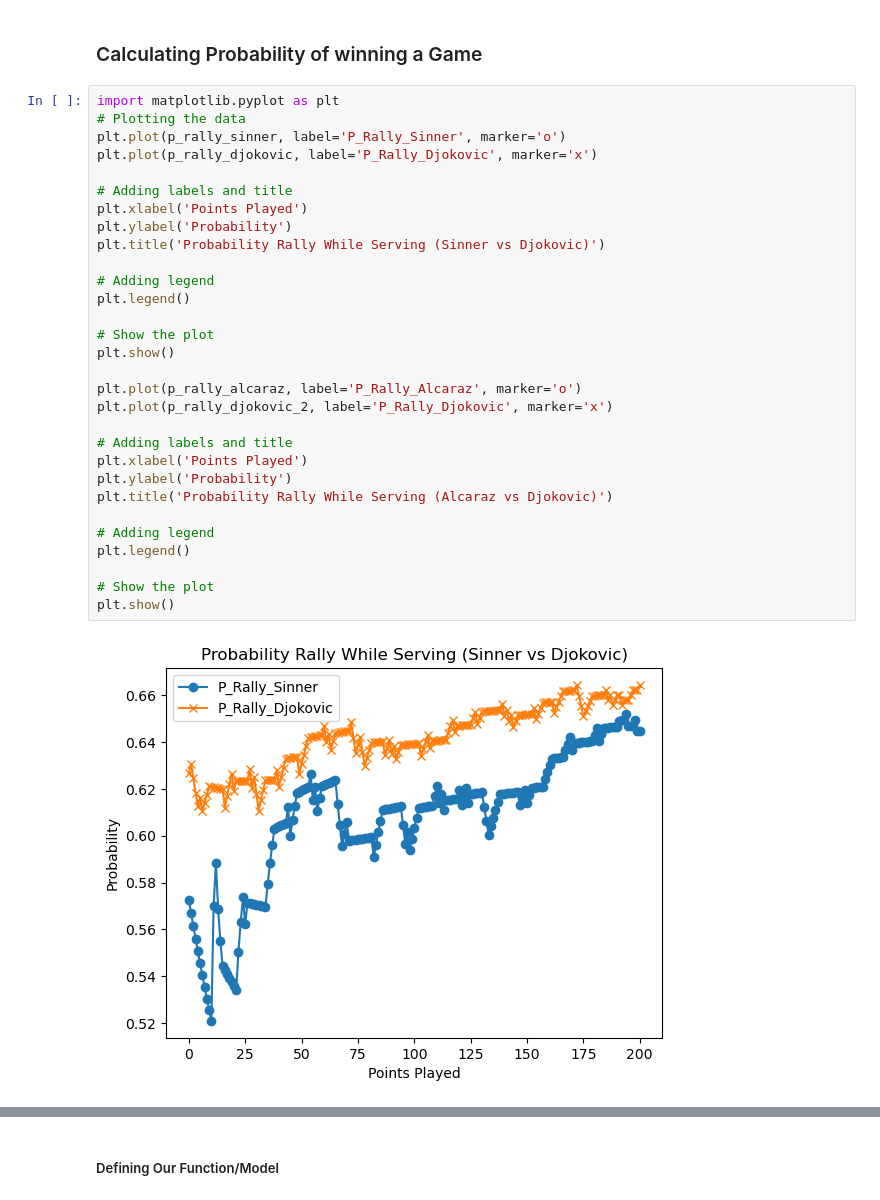
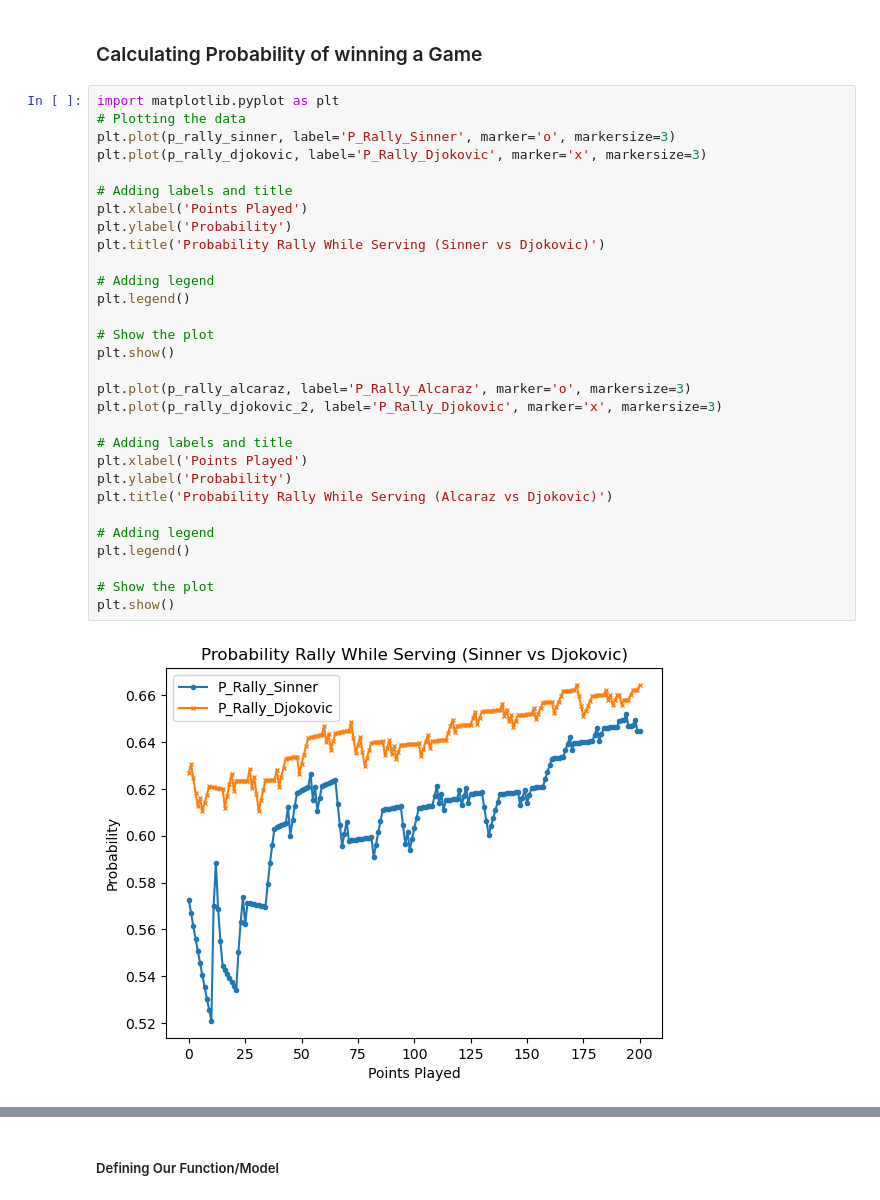
Before and after one commit to noahjillson/MCM-COMAP-Competition, a Jupyter notebook: dynamic_model.ipynb, the cells around one changed output, grey strips where cells are left out. Saved outputs shown, nothing was run; the diff lists cells and outputs as text.

```diff
--- a/dynamic_model.ipynb
+++ b/dynamic_model.ipynb
@@ -122,32 +122,32 @@ with open(out_path, mode='w', newline='') as file:
 # %%
 import matplotlib.pyplot as plt
 # Plotting the data
-plt.plot(p_rally_sinner, label='P_Rally_Sinner', marker='o')
-plt.plot(p_rally_djokovic, label='P_Rally_Djokovic', marker='x')
+plt.plot(p_rally_sinner, label='P_Rally_Sinner', marker='o', markersize=3)
+plt.plot(p_rally_djokovic, label='P_Rally_Djokovic', marker='x', markersize=3)
 
 # Adding labels and title
 plt.xlabel('Points Played')
 plt.ylabel('Probability')
 plt.title('Probability Rally While Serving (Sinner vs Djokovic)')
 
 # Adding legend
 plt.legend()
 
 # Show the plot
 plt.show()
 
-plt.plot(p_rally_alcaraz, label='P_Rally_Alcaraz', marker='o')
-plt.plot(p_rally_djokovic_2, label='P_Rally_Djokovic', marker='x')
+plt.plot(p_rally_alcaraz, label='P_Rally_Alcaraz', marker='o', markersize=3)
+plt.plot(p_rally_djokovic_2, label='P_Rally_Djokovic', marker='x', markersize=3)
 
 # Adding labels and title
 plt.xlabel('Points Played')
 plt.ylabel('Probability')
 plt.title('Probability Rally While Serving (Alcaraz vs Djokovic)')
 
 # Adding legend
 plt.legend()
 
 # Show the plot
 plt.show()
 # %% [output]
-[figure, old version]
+[figure, new version]
```
Also changed, not shown: parts of 10 cells of this notebook.
